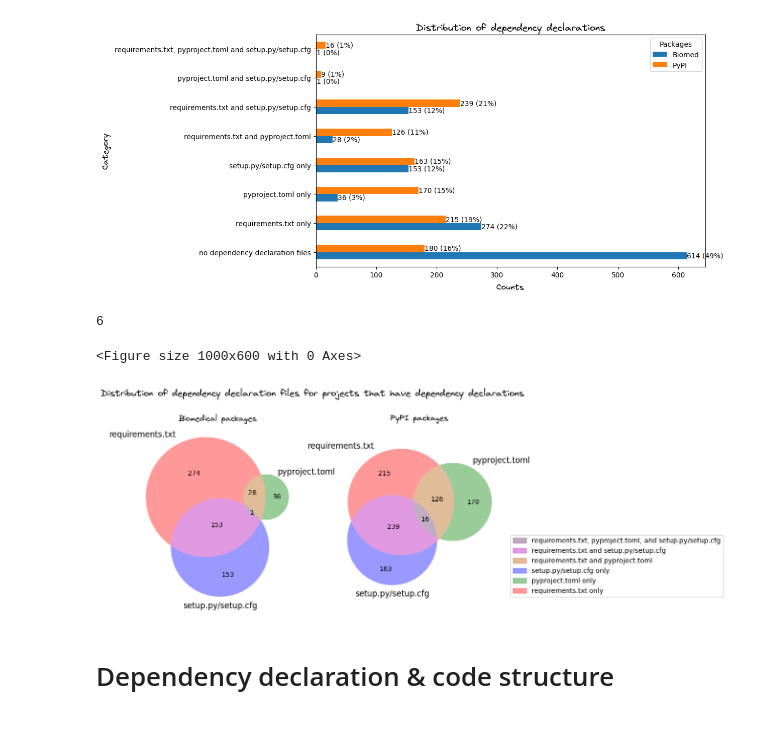
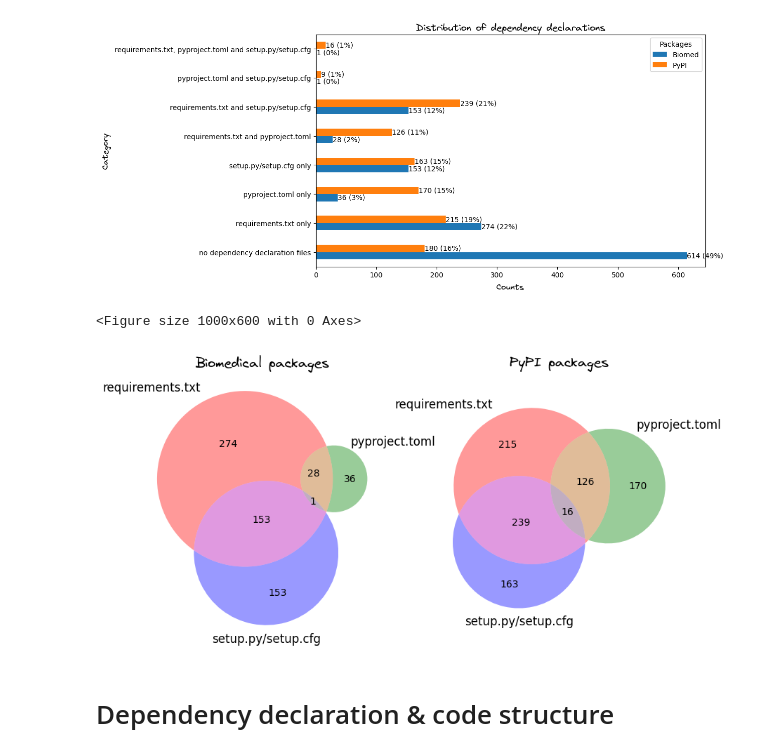
Before and after one commit to tweag/FawltyDeps-analysis, a Jupyter notebook: notebooks/analysis_biomed_pypi.ipynb, the cells around one changed output. Saved outputs shown, nothing was run; the diff lists cells and outputs as text; code cells hidden in the pictures; blank space fills up the shorter version.

Commit message:
Modify plots

```diff
--- a/notebooks/analysis_biomed_pypi.ipynb
+++ b/notebooks/analysis_biomed_pypi.ipynb
@@ -648,64 +677,33 @@ plt.show()
 # %%
 # Draw a venn diagram
 plt.figure()
 fig, (ax1, ax2) = plt.subplots(1, 2)
 
 set_1_name = "requirements.txt"
 set_2_name = "pyproject.toml"
 set_3_name = "setup.py/setup.cfg"
 
 venn_parsers_biomed = venn3(
     [project_req_txt_biomed, project_pyproject_toml_biomed, project_setup_biomed],
     set_labels=(set_1_name, set_2_name, set_3_name),
     ax=ax1,
 )
 
 venn_parsers_pypi = venn3(
     [project_req_txt_pypi, project_pyproject_toml_pypi, project_setup_pypi],
     set_labels=(set_1_name, set_2_name, set_3_name),
     ax=ax2,
 )
 
+ax1.set_title("Biomedical packages", fontname="Virgil 3 YOFF", fontsize=14)
+ax2.set_title("PyPI packages", fontname="Virgil 3 YOFF", fontsize=14, y=1.08)
 
-# Define labels for all sets and intersections
-# for a 3-circle diagram, the sequence is 100, 010, 110, 001, 101, 011, 111
-legend_labels = [
-    f"{set_1_name} only",
-    f"{set_2_name} only",
-    f"{set_1_name} and {set_2_name}",
-    f"{set_3_name} only",
-    f"{set_1_name} and {set_3_name}",
-    f"{set_2_name} and {set_3_name}",
-    f"{set_1_name}, {set_2_name}, and {set_3_name}",
-]
-
-legend_handles = [
-    Patch(
-        color=patch.get_facecolor(),
-        label=legend_labels[venn_parsers_biomed.patches.index(patch)],
-    )
-    for patch in venn_parsers_biomed.patches
-    if patch
-]
-
-print(len(legend_handles))
-order = [5, 4, 2, 3, 1, 0]
-plt.legend(handles=[legend_handles[idx] for idx in order], loc=(1.04, 0))
-ax1.set_title("Biomedical packages", fontname="Virgil 3 YOFF", fontsize=12)
-ax2.set_title("PyPI packages", fontname="Virgil 3 YOFF", fontsize=12, y=1.08)
-
-plt.suptitle(
-    "Distribution of dependency declaration files for projects that have dependency declarations",
-    fontname="Virgil 3 YOFF",
-    fontsize=14,
-)
 plt.subplots_adjust(top=0.95)
 
 plt.savefig("distribution_deps_4.png", dpi=600, bbox_inches="tight")
 # %% [output]
-6
+<Figure size 1000x600 with 0 Axes>
-<Figure size 1000x600 with 0 Axes>
-[figure, old version]
+[figure, new version]
 # %% [markdown]
 # Dependency declaration & code structure
 # %%
```
Also changed, not shown: parts of 8 cells of this notebook.
